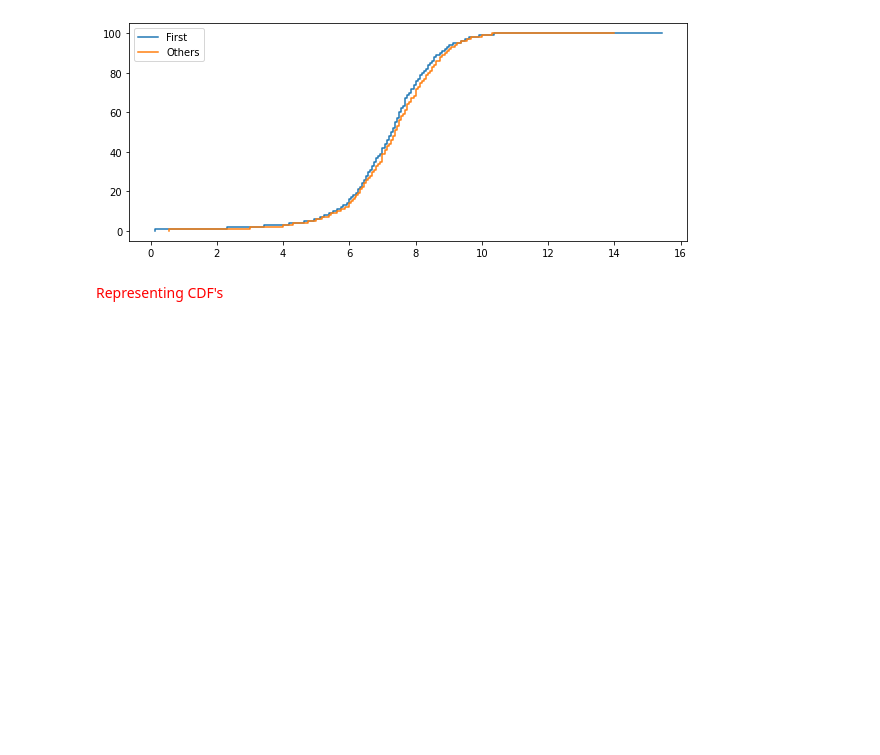
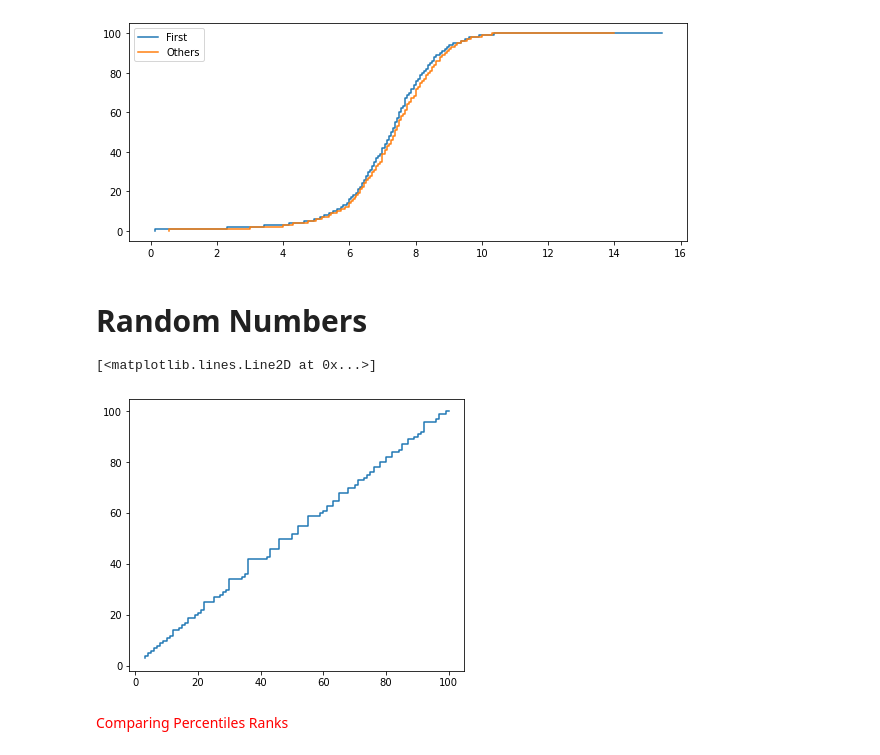
Before and after one commit to felipesveiga/Think-Stats, a Jupyter notebook: Chapter 4/think_stats4.ipynb, the cells around one changed output. Saved outputs shown, nothing was run; the diff lists cells and outputs as text; code cells hidden in the pictures; blank space fills up the shorter version.

Commit message:
Comparing Percentile Ranks

```diff
--- a/Chapter 4/think_stats4.ipynb
+++ b/Chapter 4/think_stats4.ipynb
@@ -82,5 +82,21 @@ plt.legend()
 # %% [output]
 <matplotlib.legend.Legend at 0x...>
 [figure]
+# %% [markdown]
+<h2 style='font-size:30px'> Random Numbers</h2>
+# %%
+from scipy.stats import scoreatpercentile
+sample = np.random.choice(live.totalwgt_lb, size=100, replace=True)
+sample = np.nan_to_num(sample, np.nanmean(sample))
+
+sample_percentiles = [percentileofscore(sample, element, kind='weak') for element in sample]
+percentiles_percentiles = [percentileofscore(sample_percentiles, element, kind='weak') for element in
+                          sample_percentiles]
+
+plt.figure(figsize=(6,5))
+plt.step(sorted(sample_percentiles), sorted(percentiles_percentiles))
+# %% [output]
+[<matplotlib.lines.Line2D at 0x...>]
+[figure, added]
 # %% [markdown]
-<p style='color:red'> Representing CDF's
+<p style='color:red'> Comparing Percentiles Ranks
```
Also changed, not shown: parts of 2 cells of this notebook.
